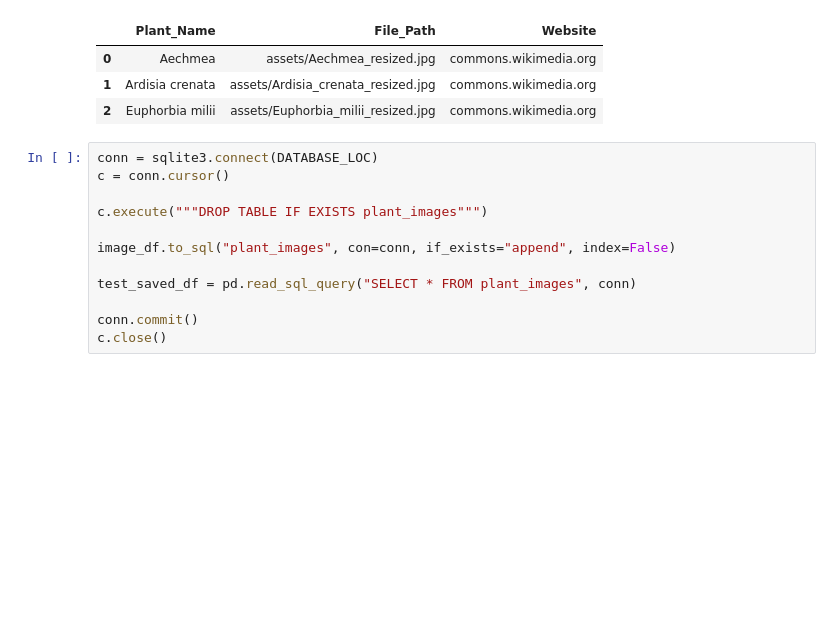
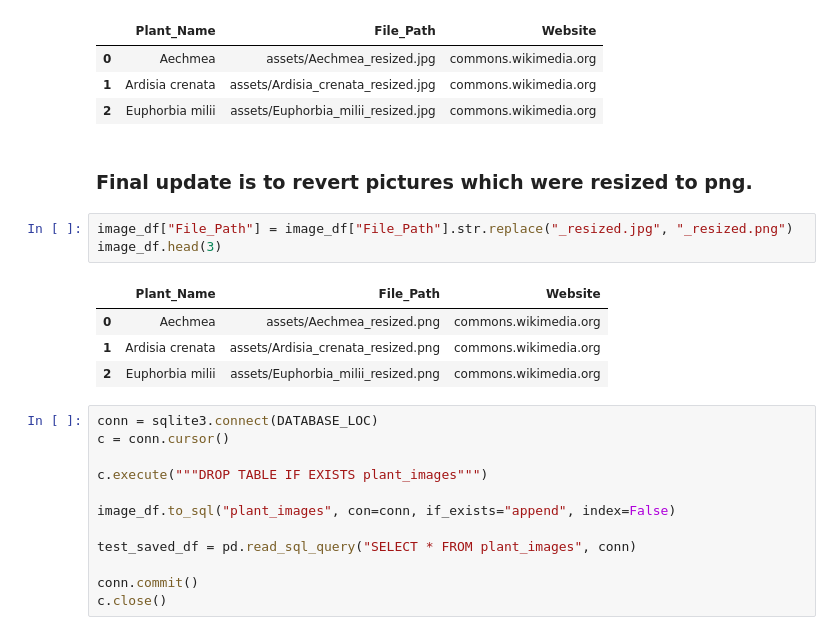
Before and after one commit to RMCrean/House_Plant_Recommender, a Jupyter notebook: Database/Database_Exploration.ipynb, the cells around one changed output. Cells and saved outputs as stored; diff of their text form; blank space fills up the shorter version.

```diff
--- a/Database/Database_Exploration.ipynb
+++ b/Database/Database_Exploration.ipynb
@@ -344,6 +344,16 @@ image_df.head(3)
 | 0 | Aechmea | assets/Aechmea_resized.jpg | commons.wikimedia.org |
 | 1 | Ardisia crenata | assets/Ardisia_crenata_resized.jpg | commons.wikimedia.org |
 | 2 | Euphorbia milii | assets/Euphorbia_milii_resized.jpg | commons.wikimedia.org |
+# %% [markdown]
+### Final update is to revert pictures which were resized to png.
+# %%
+image_df["File_Path"] = image_df["File_Path"].str.replace("_resized.jpg", "_resized.png")
+image_df.head(3)
+# %% [output]
+|  | Plant_Name | File_Path | Website |
+| 0 | Aechmea | assets/Aechmea_resized.png | commons.wikimedia.org |
+| 1 | Ardisia crenata | assets/Ardisia_crenata_resized.png | commons.wikimedia.org |
+| 2 | Euphorbia milii | assets/Euphorbia_milii_resized.png | commons.wikimedia.org |
 # %%
 conn = sqlite3.connect(DATABASE_LOC)
 c = conn.cursor()
```
Also changed, not shown: parts of 2 cells of this notebook, 2 other files.
